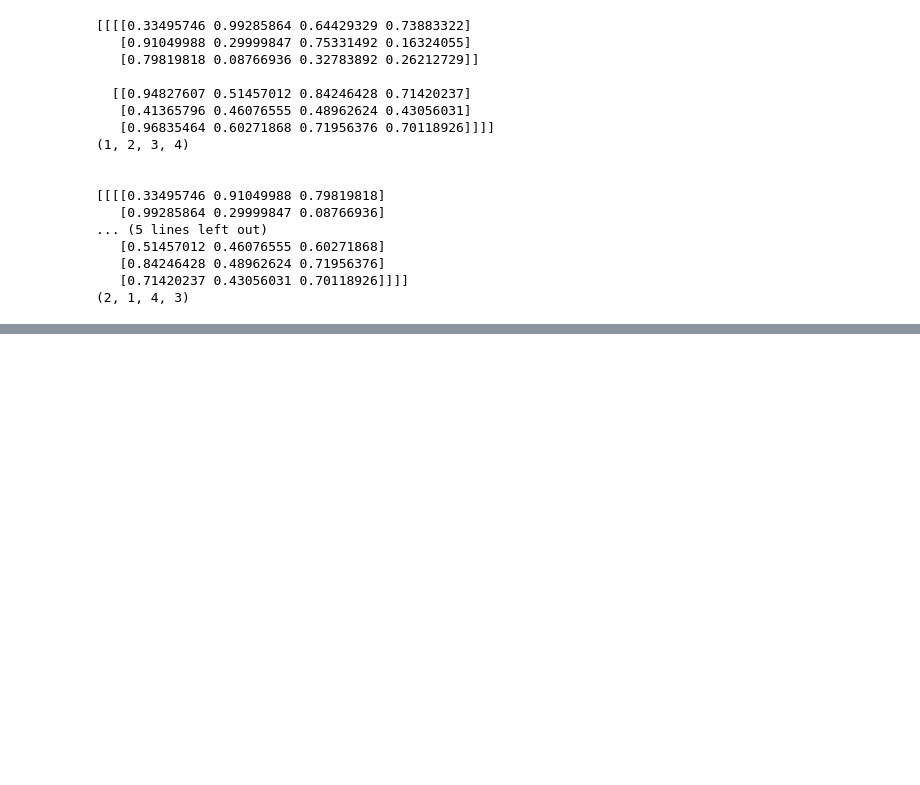
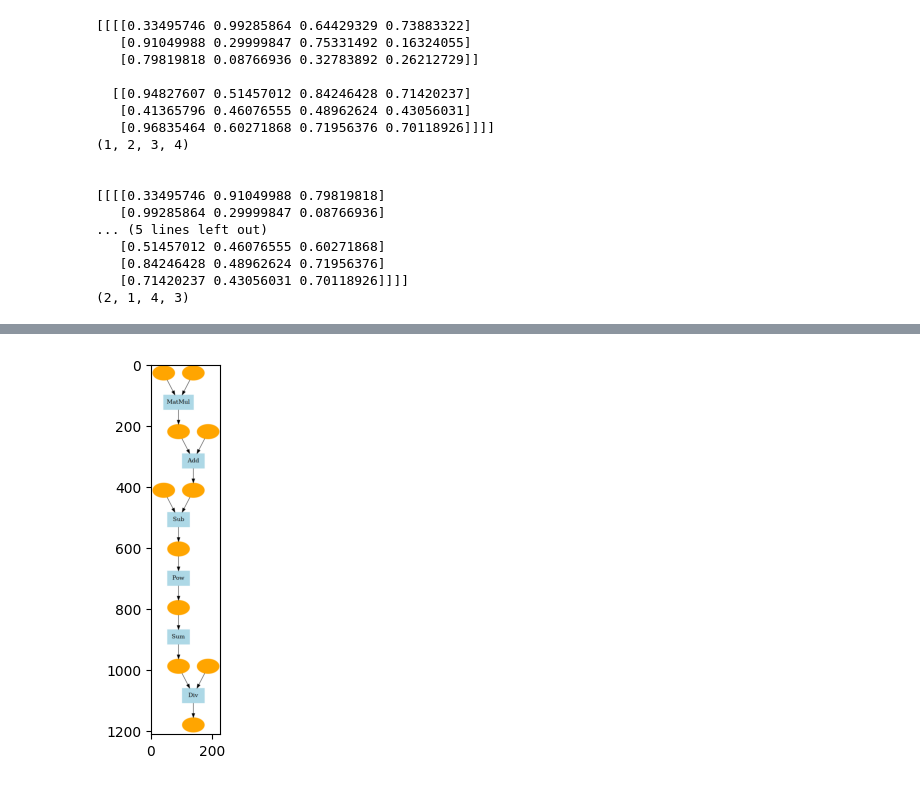
Before and after one commit to ggomaeng514/deep-learning-from-scratch-3, a Jupyter notebook: deep-learning-from-scratch-3/running_steps02.ipynb, the cells around one changed output, grey strips where cells are left out. Cells and saved outputs as stored; diff of their text form; code cells hidden in the pictures; blank space fills up the shorter version.

```diff
--- a/deep-learning-from-scratch-3/running_steps02.ipynb
+++ b/deep-learning-from-scratch-3/running_steps02.ipynb
@@ -255,0 +498,32 @@ print(y.shape)
+# %%
+np.random.seed(0)
+x=np.random.rand(100,1)
+y=5 + 2 * x + np.random.rand(100,1)
+x,y= Variable(x), Variable(y)
+
+W=Variable(np.zeros((1,1)))
+b=Variable(np.zeros(1))
+
+def predict(x):
+    y = F.matmul(x,W) + b
+    return y
+
+def mean_squared_error(x0,x1):
+    diff = x0 - x1
+    return F.sum(diff**2) / len(diff)
+
+lr = 0.1
+iters = 100
+
+for i in range(iters):
+    y_pred= predict(x)
+    loss=mean_squared_error(y,y_pred)
+
+    W.cleargrad()
+    b.cleargrad()
+    loss.backward()
+
+    W.data -= lr*W.grad.data
+    b.data -= lr*b.grad.data
+
+    print(W,b,loss)
@@ -255,0 +548,12 @@ print(y.shape)
+# %%
+import matplotlib.pyplot as plt
+from dezero.utils import plot_dot_graph
+from PIL import Image
+
+
+plot_dot_graph(loss, verbose=False, to_file='lin1.png')
+img1=Image.open('/home/myhwang/deep-learning-from-scratch-3/lin1.png')
+plt.imshow(img1)
+plt.show()
+# %% [output]
+[figure, added]
```
Also changed, not shown: parts of 138 cells of this notebook, 13 other files.
